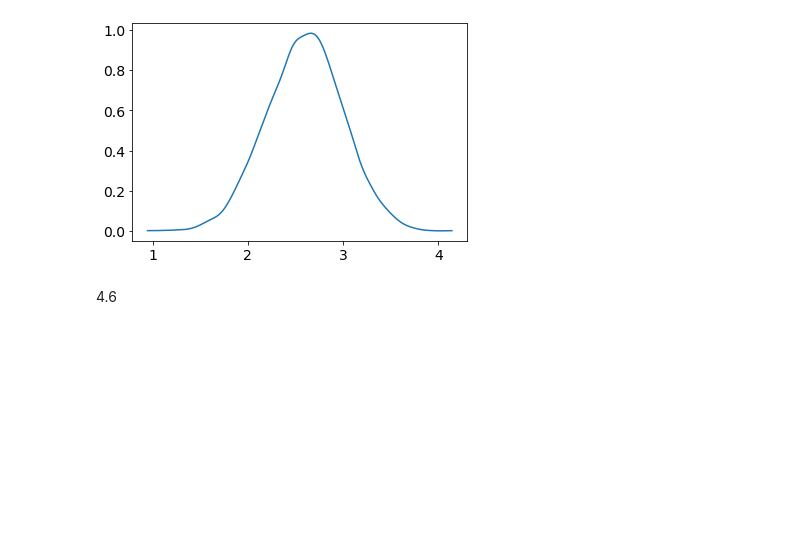
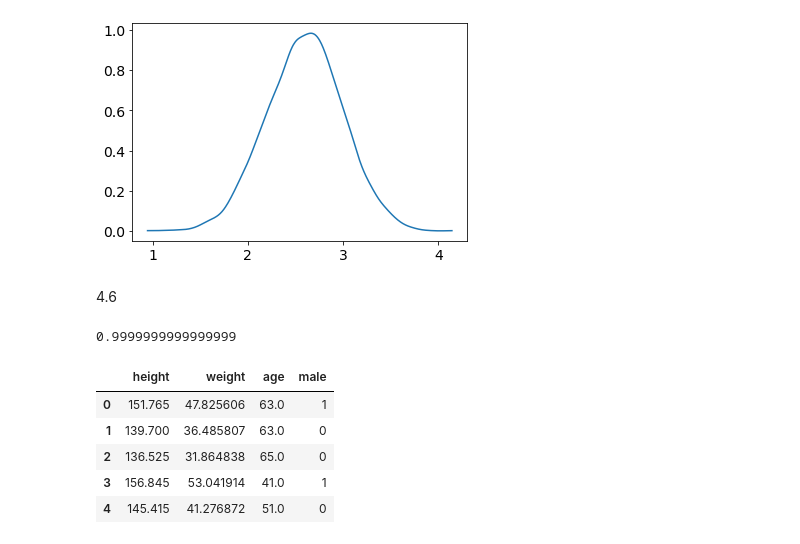
Before and after one commit to steed360/Data-Analysis, a Jupyter notebook: b Statistical Rethinking/Chapter_4_fromScratch.ipynb, the cells around one changed output. Drawn from its saved outputs; the diff is of its cells as text; code cells hidden in the pictures; blank space fills up the shorter version.

```diff
--- a/b Statistical Rethinking/Chapter_4_fromScratch.ipynb
+++ b/b Statistical Rethinking/Chapter_4_fromScratch.ipynb
@@ -102,3 +101,25 @@ az.plot_kde ( big_log)
 [figure]
 # %% [markdown]
 4.6
+# %%
+w = 6; n = 9
+p_grid = np.linspace ( 0, 1, 100 )
+posterior = stats.binom.pmf ( k=w, n=n, p= p_grid ) * \
+            stats.uniform.pdf ( p_grid, 0, 1  ) # list of ones
+
+posterior = posterior / sum (posterior )
+sum ( posterior)
+# %% [output]
+0.9999999999999999
+# %%
+url = "https://raw.githubusercontent.com/steed360/Data-Analysis/main/b%20Statistical%20Rethinking/Data/Howell1.csv"
+
+df = pd.read_csv(url,  sep=";", header=0)
+df.head()
+# %% [output]
+|  | height | weight | age | male |
+| 0 | 151.765 | 47.825606 | 63.0 | 1 |
+| 1 | 139.700 | 36.485807 | 63.0 | 0 |
+| 2 | 136.525 | 31.864838 | 65.0 | 0 |
+| 3 | 156.845 | 53.041914 | 41.0 | 1 |
+| 4 | 145.415 | 41.276872 | 51.0 | 0 |
```
Also changed, not shown: parts of 1 cell of this notebook.
